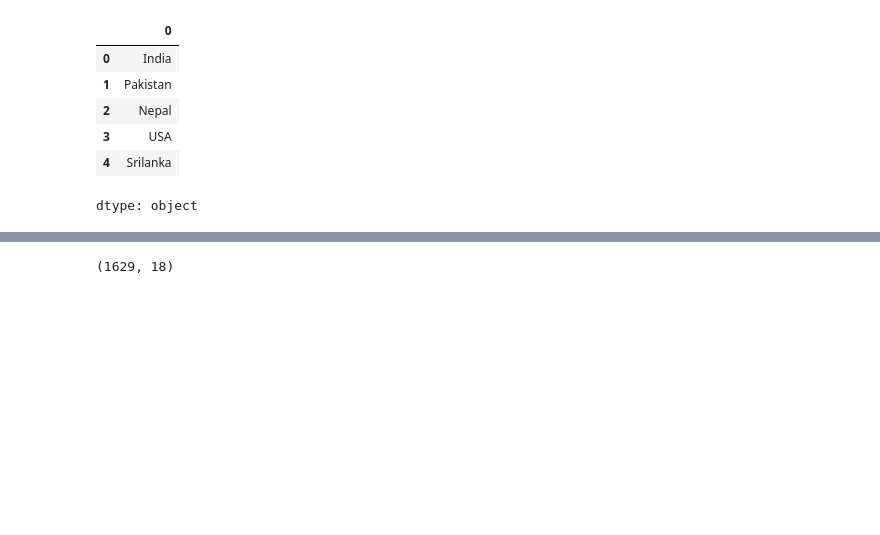
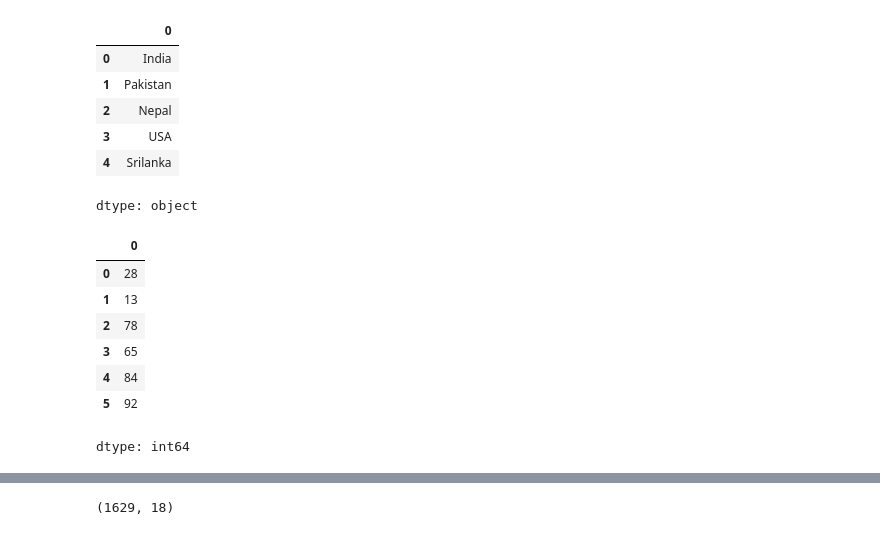
Before and after one commit to ananya-codes-data/Learning-Python, a Jupyter notebook: Notes/sess_pandas.ipynb, the cells around one changed output, grey strips where cells are left out. Cells and saved outputs as stored; diff of their text form; code cells hidden in the pictures; blank space fills up the shorter version.

```diff
--- a/Notes/sess_pandas.ipynb
+++ b/Notes/sess_pandas.ipynb
@@ -22,3 +22,18 @@ pd.Series(country)
 | 3 | USA |
 | 4 | Srilanka |
 dtype: object
+# %%
+# integers
+runs = [28, 13, 78, 65, 84, 92]
+
+run_series = pd.Series(runs)
+run_series
+# %% [output]
+|  | 0 |
+| 0 | 28 |
+| 1 | 13 |
+| 2 | 78 |
+| 3 | 65 |
+| 4 | 84 |
+| 5 | 92 |
+dtype: int64
```
Also changed, not shown: parts of 19 cells of this notebook.
